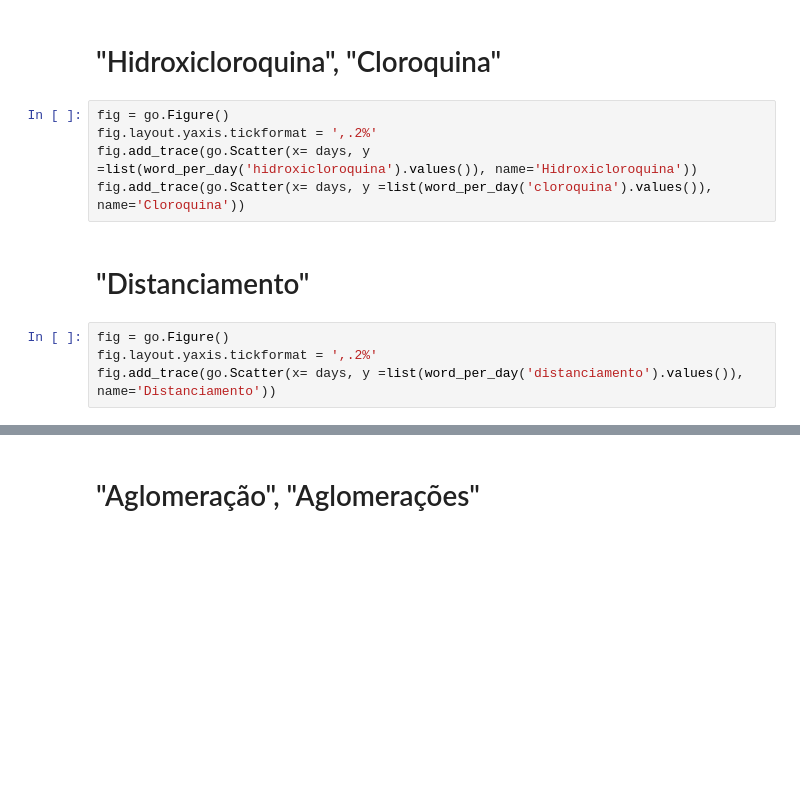
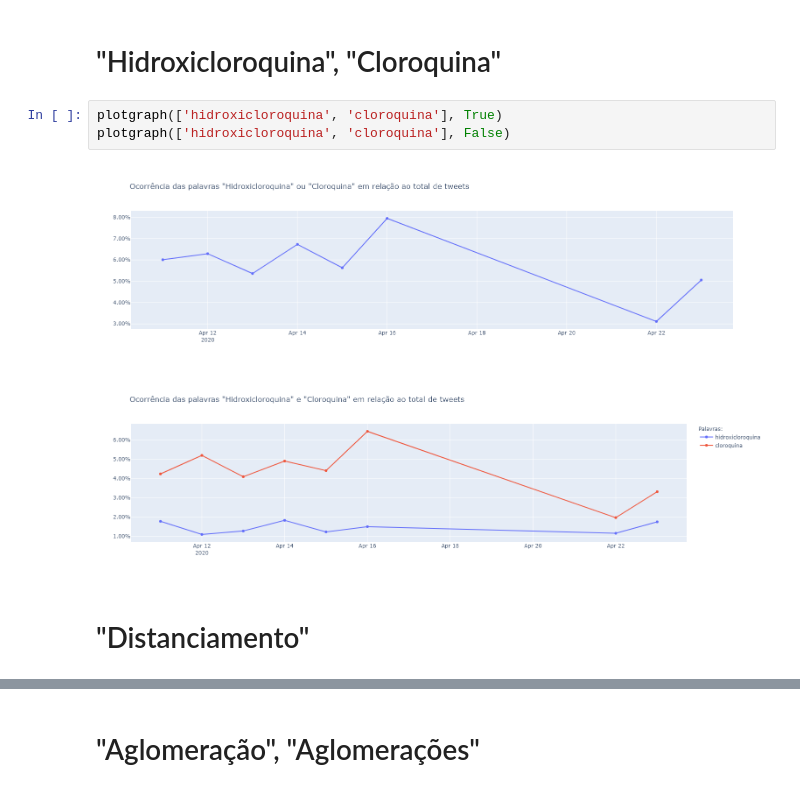
Before and after one commit to larissafv/squad5, a Jupyter notebook: Palavras-chave ao longo do Tempo/Palavras-chave ao longo do tempo.ipynb, the cells around one changed output, grey strips where cells are left out. Drawn from its saved outputs; the diff is of its cells as text; blank space fills up the shorter version.

```diff
--- a/Palavras-chave ao longo do Tempo/Palavras-chave ao longo do tempo.ipynb
+++ b/Palavras-chave ao longo do Tempo/Palavras-chave ao longo do tempo.ipynb
@@ -111,13 +166,10 @@ fig.add_trace(go.Scatter(x= days, y =list(word_per_day('confinamento').values())
 # %% [markdown]
 # "Hidroxicloroquina", "Cloroquina"
-# %%
-fig = go.Figure()
-fig.layout.yaxis.tickformat = ',.2%'
-fig.add_trace(go.Scatter(x= days, y =list(word_per_day('hidroxicloroquina').values()), name='Hidroxicloroquina'))
-fig.add_trace(go.Scatter(x= days, y =list(word_per_day('cloroquina').values()), name='Cloroquina'))
+# %%
+plotgraph(['hidroxicloroquina', 'cloroquina'], True)
+plotgraph(['hidroxicloroquina', 'cloroquina'], False)
+# %% [output]
+[figure, added]
+[figure, added]
 # %% [markdown]
 # "Distanciamento"
-# %%
-fig = go.Figure()
-fig.layout.yaxis.tickformat = ',.2%'
-fig.add_trace(go.Scatter(x= days, y =list(word_per_day('distanciamento').values()), name='Distanciamento'))
```
Also changed, not shown: parts of 32 cells of this notebook.
